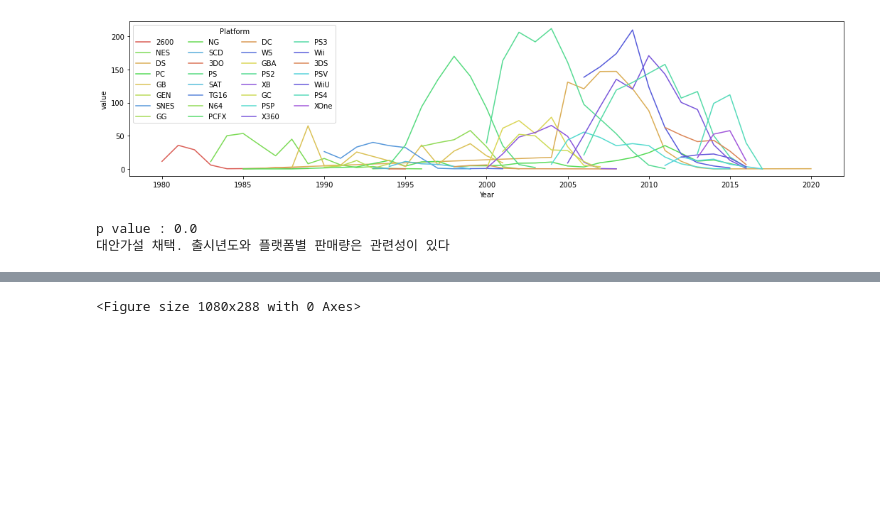
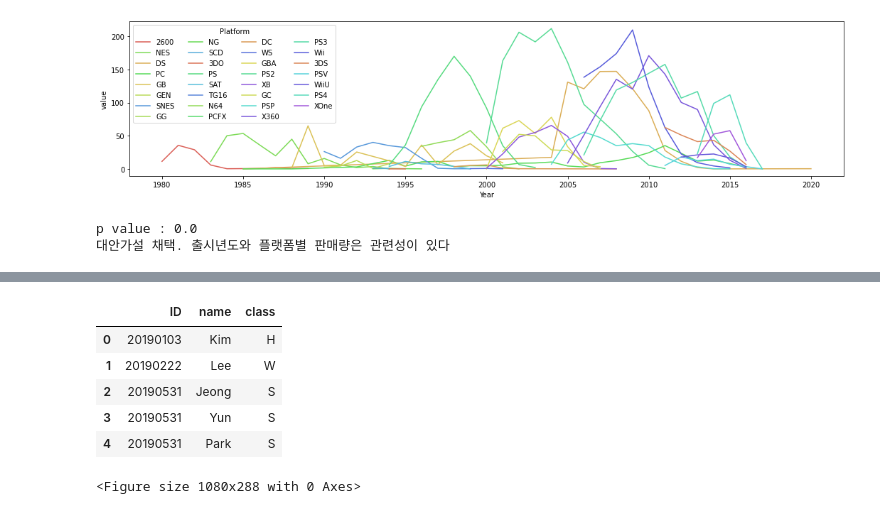
Before and after one commit to bhkwon89/Section1_project, a Jupyter notebook: Section1_Project.ipynb, the cells around one changed output, grey strips where cells are left out. Saved outputs shown, nothing was run; the diff lists cells and outputs as text; code cells hidden in the pictures; blank space fills up the shorter version.

```diff
--- a/Section1_Project.ipynb
+++ b/Section1_Project.ipynb
@@ -661,3 +672,32 @@ df_rank.style.set_properties(**{'background-color': 'gray',
+# %%
+color = sns.color_palette('hls', 10).as_hex()
+dict_color = dict(zip(['Kim', 'Lee', 'Park'], color[:3]))
+
+def highlight_cols(cell_value):
+
+    if not(cell_value in dict_color):
+        return ''
+
+    highlight = 'background-color: ' + dict_color[cell_value]
+    return highlight
+
+df_sample = pd.DataFrame([[20190103, 'Kim', 'H'],
+                             [20190222, 'Lee', 'W'],
+                             [20190531, 'Jeong', 'S'],
+                             [20190531, 'Yun', 'S'],
+                             [20190531, 'Park', 'S']
+                             ], columns = ['ID', 'name', 'class'])
+
+
+df_sample.style.set_properties(**{'background-color': 'gray',
+                           'color': 'black'}).applymap(highlight_cols)
+# %% [output]
+|  | ID | name | class |
+| 0 | 20190103 | Kim | H |
+| 1 | 20190222 | Lee | W |
+| 2 | 20190531 | Jeong | S |
+| 3 | 20190531 | Yun | S |
+| 4 | 20190531 | Park | S |
 # %%
 # 플랫폼 트랜드
 # ~1980     : 2600 (아타리2600)
```
Also changed, not shown: parts of 1 cell of this notebook.
